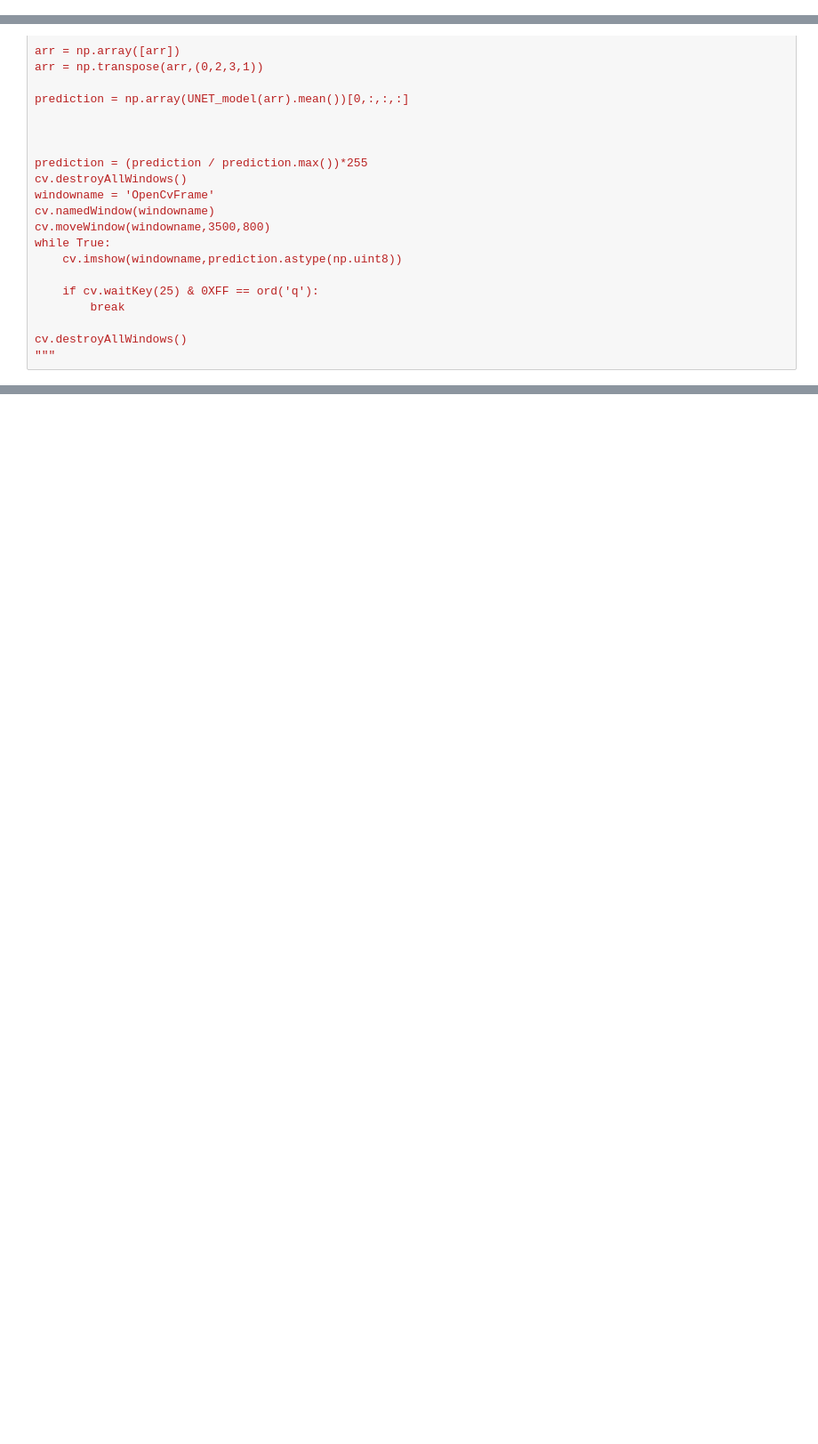
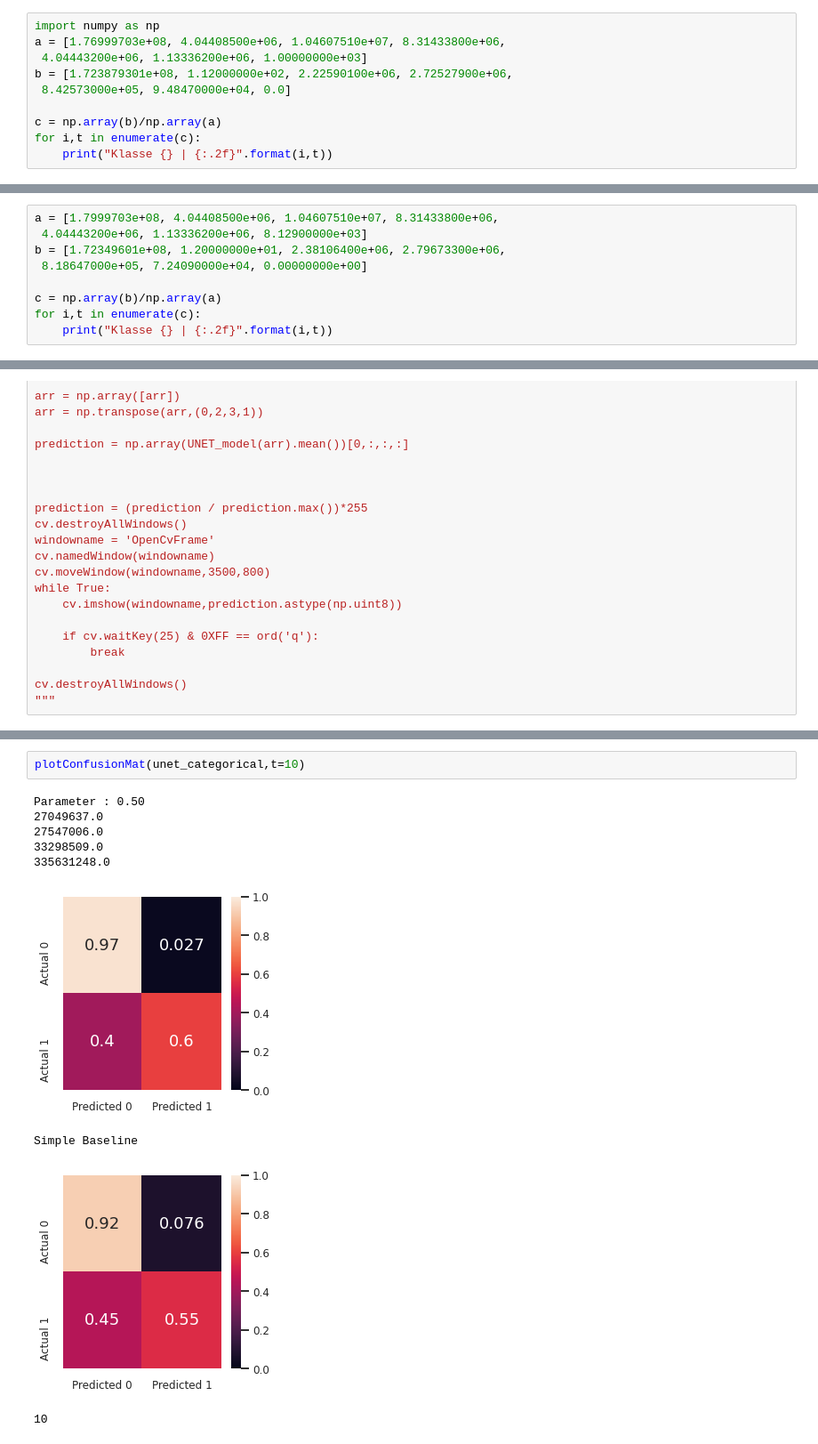
Before and after one commit to PaulSut/DeepRain2, a Jupyter notebook: DeepRain/Delete me.ipynb, the cells around one changed output, grey strips where cells are left out. Shown at 89% size. Drawn from its saved outputs; the diff is of its cells as text; blank space fills up the shorter version.

```diff
--- a/DeepRain/Delete me.ipynb
+++ b/DeepRain/Delete me.ipynb
@@ -1,3 +1,13 @@
 # %%
 import os
 import json
+# %%
+import numpy as np
+a = [1.76999703e+08, 4.04408500e+06, 1.04607510e+07, 8.31433800e+06,
+ 4.04443200e+06, 1.13336200e+06, 1.00000000e+03]
+b = [1.723879301e+08, 1.12000000e+02, 2.22590100e+06, 2.72527900e+06,
+ 8.42573000e+05, 9.48470000e+04, 0.0]
+
+c = np.array(b)/np.array(a)
+for i,t in enumerate(c):
+    print("Klasse {} | {:.2f}".format(i,t))
@@ -3,0 +22,9 @@ import json
+# %%
+a = [1.7999703e+08, 4.04408500e+06, 1.04607510e+07, 8.31433800e+06,
+ 4.04443200e+06, 1.13336200e+06, 8.12900000e+03]
+b = [1.72349601e+08, 1.20000000e+01, 2.38106400e+06, 2.79673300e+06,
+ 8.18647000e+05, 7.24090000e+04, 0.00000000e+00]
+
+c = np.array(b)/np.array(a)
+for i,t in enumerate(c):
+    print("Klasse {} | {:.2f}".format(i,t))
@@ -576,0 +775,12 @@ cv.destroyAllWindows()
+# %%
+plotConfusionMat(unet_categorical,t=10)
+# %% [output]
+Parameter : 0.50
+27049637.0
+27547006.0
+33298509.0
+335631248.0
+[figure, added]
+Simple Baseline
+[figure, added]
+10
```
Also changed, not shown: parts of 12 cells of this notebook, 2 other files.
